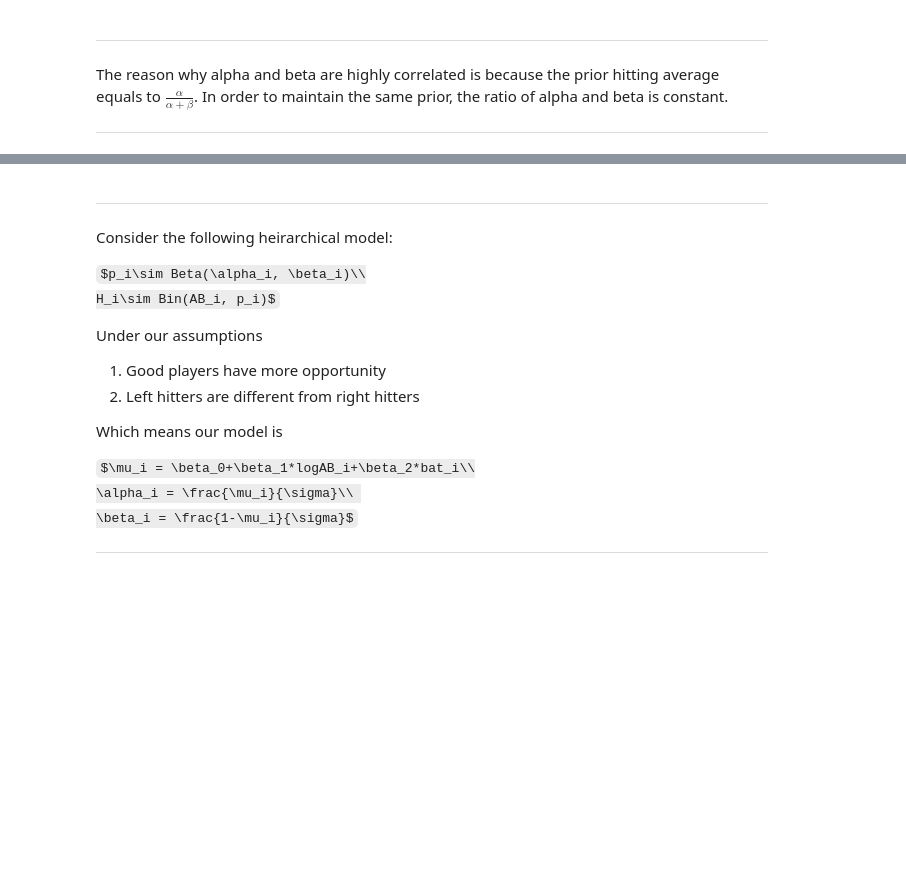
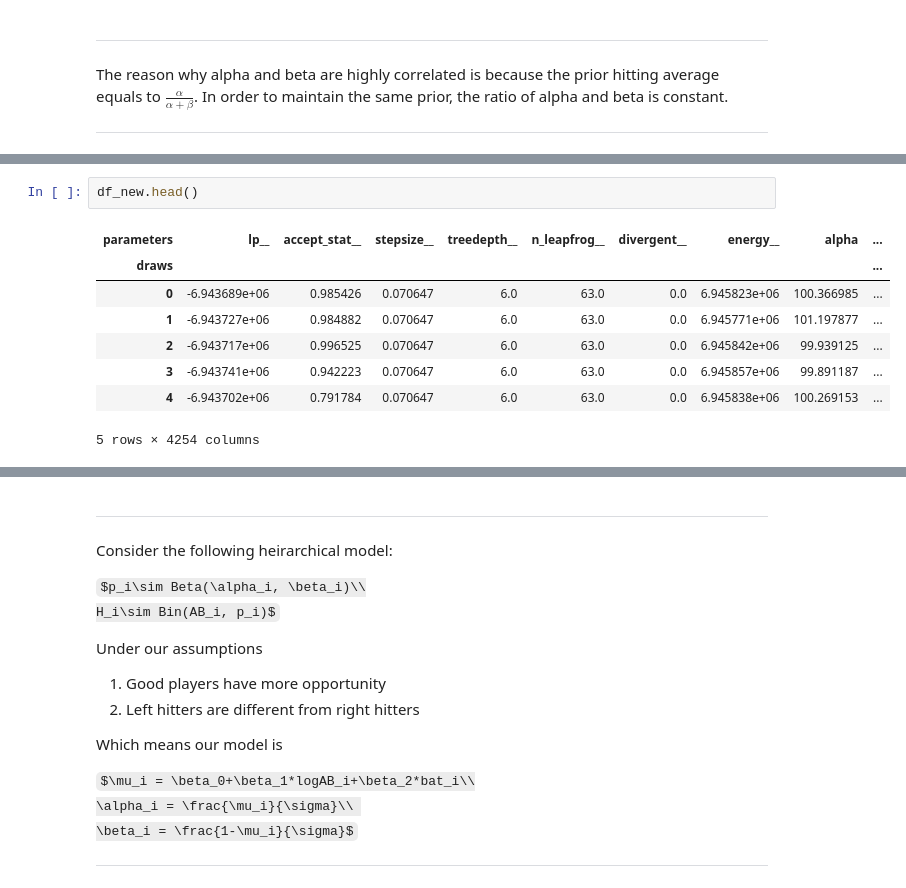
Before and after one commit to WellFan/bayesian_with_baseball, a Jupyter notebook: baseball.ipynb, the cells around one changed output, grey strips where cells are left out. Drawn from its saved outputs; the diff is of its cells as text; some formulas as TeX source; blank space fills up the shorter version.

```diff
--- a/baseball.ipynb
+++ b/baseball.ipynb
@@ -398,0 +439,11 @@ az.plot_pair(fit)
+# %%
+df_new.head()
+# %% [output]
+| parameters | lp__ | accept_stat__ | stepsize__ | treedepth__ | n_leapfrog__ | divergent__ | energy__ | alpha | ... |
+| draws |  |  |  |  |  |  |  |  | ... |
+| 0 | -6.943689e+06 | 0.985426 | 0.070647 | 6.0 | 63.0 | 0.0 | 6.945823e+06 | 100.366985 | ... |
+| 1 | -6.943727e+06 | 0.984882 | 0.070647 | 6.0 | 63.0 | 0.0 | 6.945771e+06 | 101.197877 | ... |
+| 2 | -6.943717e+06 | 0.996525 | 0.070647 | 6.0 | 63.0 | 0.0 | 6.945842e+06 | 99.939125 | ... |
+| 3 | -6.943741e+06 | 0.942223 | 0.070647 | 6.0 | 63.0 | 0.0 | 6.945857e+06 | 99.891187 | ... |
+| 4 | -6.943702e+06 | 0.791784 | 0.070647 | 6.0 | 63.0 | 0.0 | 6.945838e+06 | 100.269153 | ... |
+5 rows × 4254 columns
```
Also changed, not shown: parts of 11 cells of this notebook.
